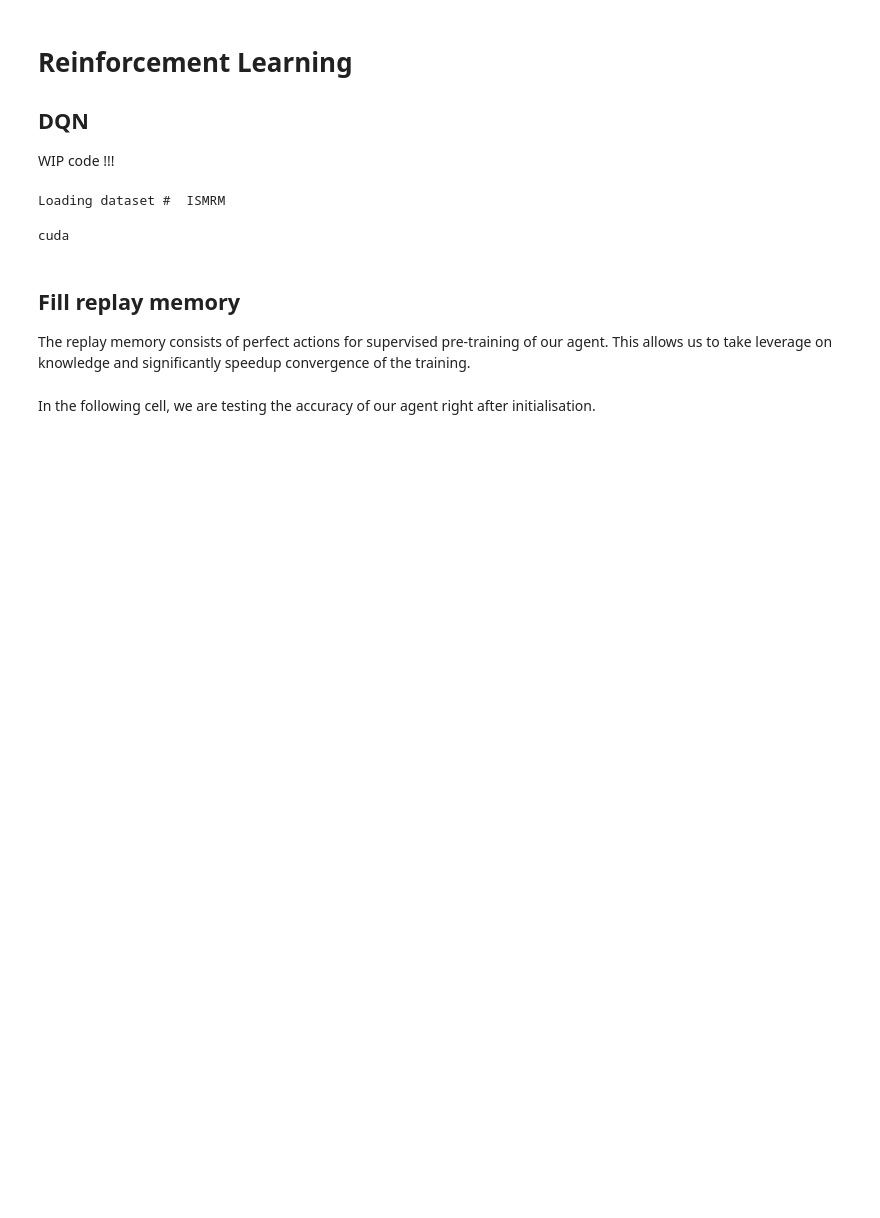
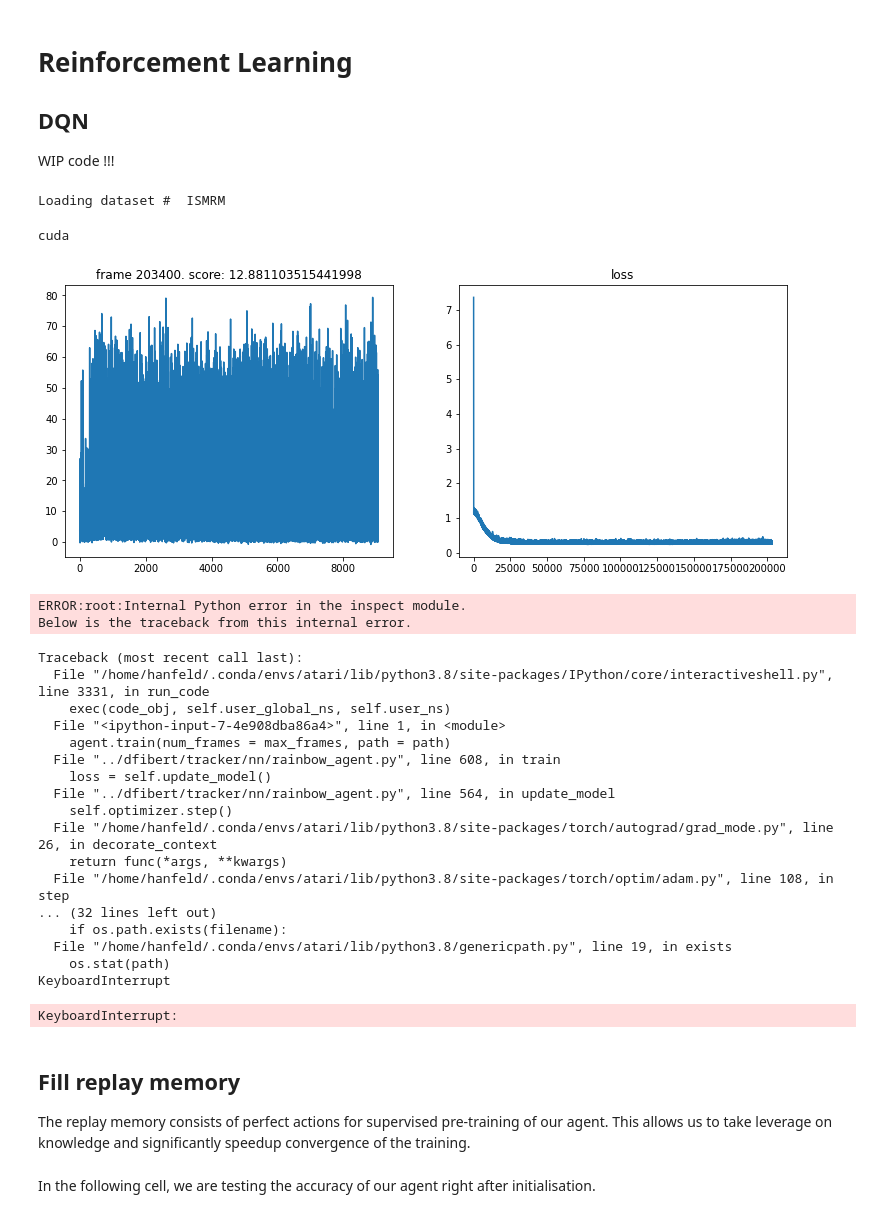
Before and after one commit to nih23/deepFibreTracking, a Jupyter notebook: examples/rlWorkflow.ipynb, the cells around one changed output. Saved outputs shown, nothing was run; the diff lists cells and outputs as text; code cells hidden in the pictures; blank space fills up the shorter version.

Commit message:
Training running without errors, first run for >200000 steps

```diff
--- a/examples/rlWorkflow.ipynb
+++ b/examples/rlWorkflow.ipynb
@@ -213,8 +216,9 @@ replay_memory_size = 100000
 batch_size = 128
 target_update = 1000
 gamma = 0.99
+max_steps = 60000000
 
-path = './checkpoints'
+path = './training_test'
 # %%
 agent = DQNAgent(env=env, memory_size = replay_memory_size,
         batch_size = batch_size,
@@ -222,6 +226,30 @@ agent = DQNAgent(env=env, memory_size = replay_memory_size,
         gamma = gamma)
 # %% [output]
 cuda
+# %%
+agent.train(num_frames = max_steps, path = path)
+# %% [output]
+[figure, added]
+ERROR:root:Internal Python error in the inspect module.
+Below is the traceback from this internal error.
+Traceback (most recent call last):
+  File "/home/hanfeld/.conda/envs/atari/lib/python3.8/site-packages/IPython/core/interactiveshell.py", line 3331, in run_code
+    exec(code_obj, self.user_global_ns, self.user_ns)
+  File "<ipython-input-7-4e908dba86a4>", line 1, in <module>
+    agent.train(num_frames = max_frames, path = path)
+  File "../dfibert/tracker/nn/rainbow_agent.py", line 608, in train
+    loss = self.update_model()
+  File "../dfibert/tracker/nn/rainbow_agent.py", line 564, in update_model
+    self.optimizer.step()
+  File "/home/hanfeld/.conda/envs/atari/lib/python3.8/site-packages/torch/autograd/grad_mode.py", line 26, in decorate_context
+    return func(*args, **kwargs)
+  File "/home/hanfeld/.conda/envs/atari/lib/python3.8/site-packages/torch/optim/adam.py", line 108, in step
+... (32 lines left out)
+    if os.path.exists(filename):
+  File "/home/hanfeld/.conda/envs/atari/lib/python3.8/genericpath.py", line 19, in exists
+    os.stat(path)
+KeyboardInterrupt
+KeyboardInterrupt:
 # %%
 streamline_index = 0
 device = "cpu"
```
Also changed, not shown: parts of 5 cells of this notebook, 2 other files.
